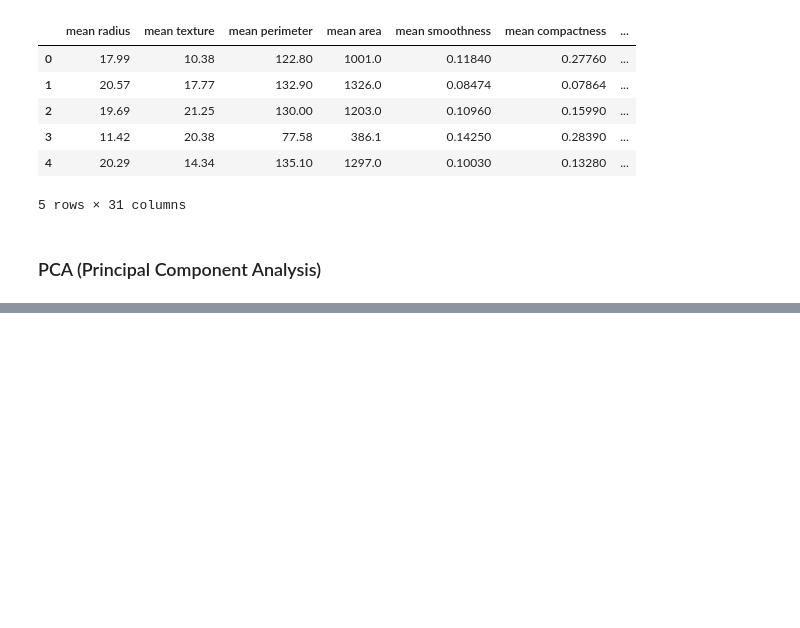
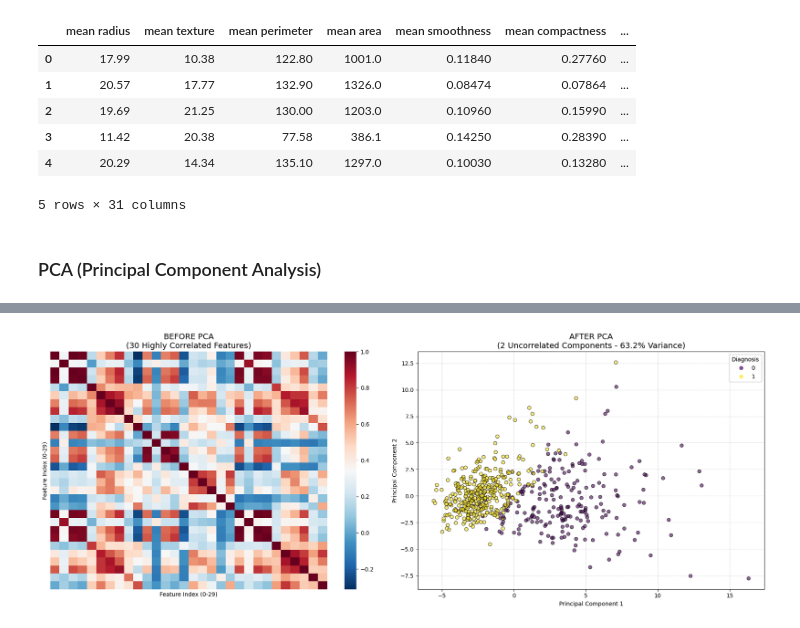
Before and after one commit to RoberRamzy/Dimensionality-Reduction-and-Clustering-Algorithms, a Jupyter notebook: project.ipynb, the cells around one changed output, grey strips where cells are left out. Cells and saved outputs as stored; diff of their text form; code cells hidden in the pictures; blank space fills up the shorter version.

```diff
--- a/project.ipynb
+++ b/project.ipynb
@@ -123,0 +228,32 @@ PC2 explains 18.97% of the variance.
+# %%
+
+
+
+pca = PCA(n_components=2)
+pca.fit(df.values)
+data_pca = pca.transform(df.values)
+
+# 3. VISUALIZATION
+fig, (ax1, ax2) = plt.subplots(1, 2, figsize=(18, 7))
+
+
+correlation_matrix = df.corr()
+sns.heatmap(correlation_matrix, cmap='RdBu_r', ax=ax1, cbar=True, xticklabels=False, yticklabels=False)
+ax1.set_title("BEFORE PCA\n(30 Highly Correlated Features)", fontsize=14)
+ax1.set_xlabel("Feature Index (0-29)")
+ax1.set_ylabel("Feature Index (0-29)")
+
+
+scatter = ax2.scatter(data_pca[:, 0], data_pca[:, 1], c=target, cmap='viridis', alpha=0.6, edgecolors='k')
+ax2.set_title(f"AFTER PCA\n(2 Uncorrelated Components - {np.sum(pca.explained_variance_ratio):.1%} Variance)", fontsize=14)
+ax2.set_xlabel("Principal Component 1")
+ax2.set_ylabel("Principal Component 2")
+
+legend1 = ax2.legend(*scatter.legend_elements(), title="Diagnosis")
+ax2.add_artist(legend1)
+ax2.grid(True, linestyle='--', alpha=0.5)
+
+plt.tight_layout()
+plt.show()
+# %% [output]
+[figure, added]
```
Also changed, not shown: parts of 13 cells of this notebook.
